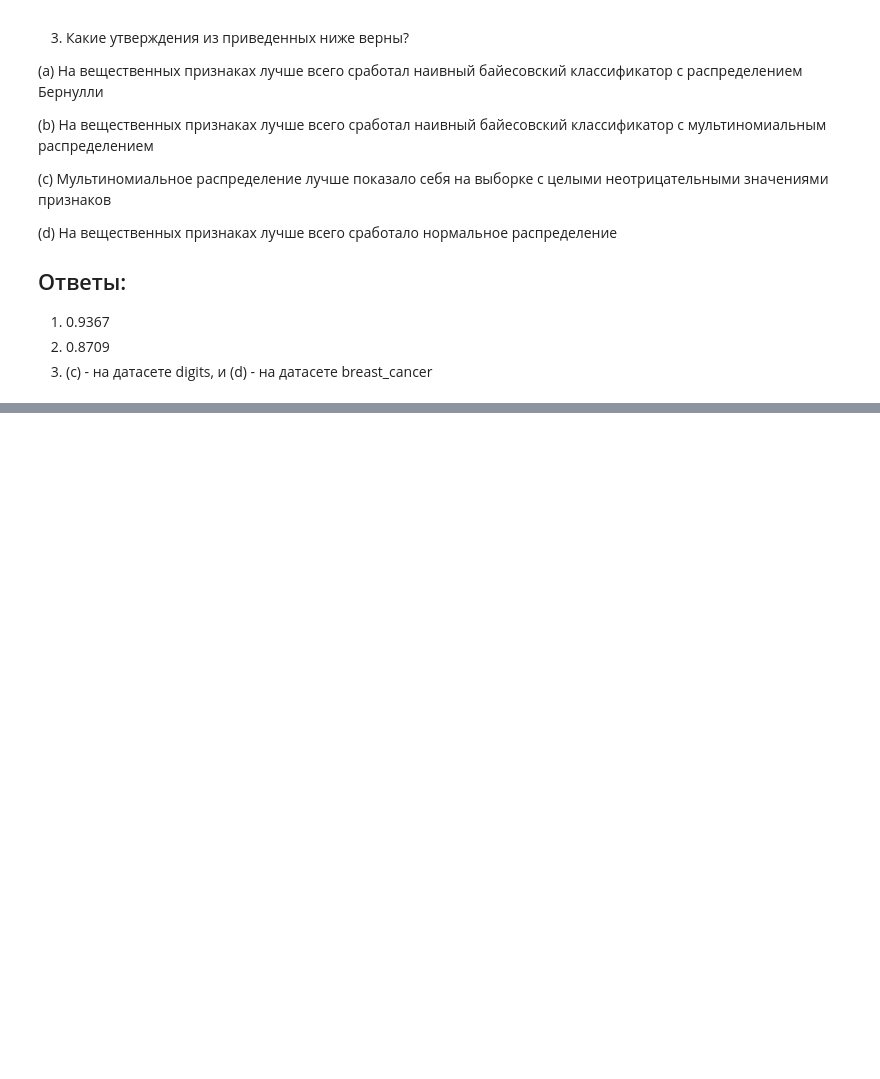
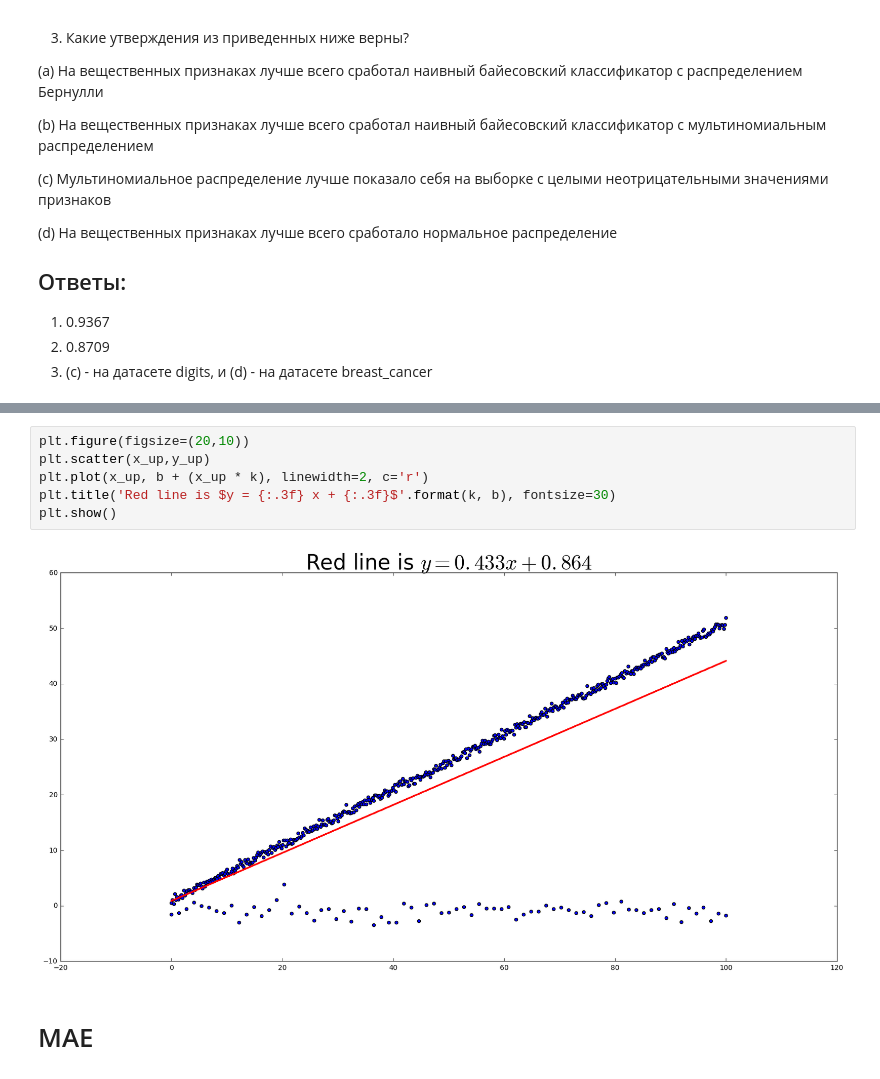
Before and after one commit to akarazeev/ML-6-7sem-MIPT-2017, a Jupyter notebook: hw1/hw1.ipynb, the cells around one changed output, grey strips where cells are left out. Drawn from its saved outputs; the diff is of its cells as text; blank space fills up the shorter version.

```diff
--- a/hw1/hw1.ipynb
+++ b/hw1/hw1.ipynb
@@ -228,0 +299,10 @@ for dataset *breast_cancer* accuracy is 0.9367 (GaussianNB)
+# %%
+plt.figure(figsize=(20,10))
+plt.scatter(x_up,y_up)
+plt.plot(x_up, b + (x_up * k), linewidth=2, c='r')
+plt.title('Red line is $y = {:.3f} x + {:.3f}$'.format(k, b), fontsize=30)
+plt.show()
+# %% [output]
+[figure, added]
+# %% [markdown]
+# MAE
```
Also changed, not shown: parts of 19 cells of this notebook.
